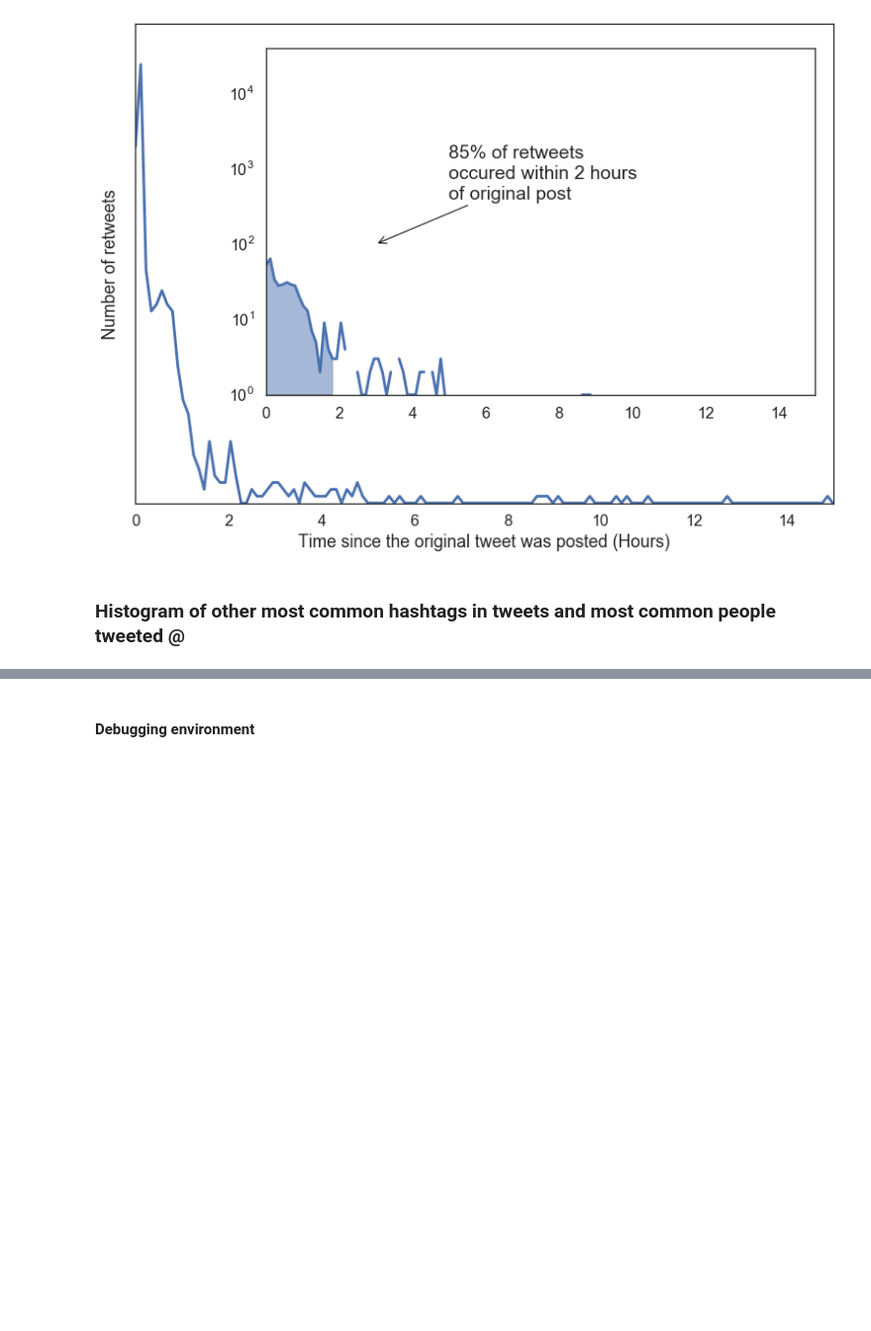
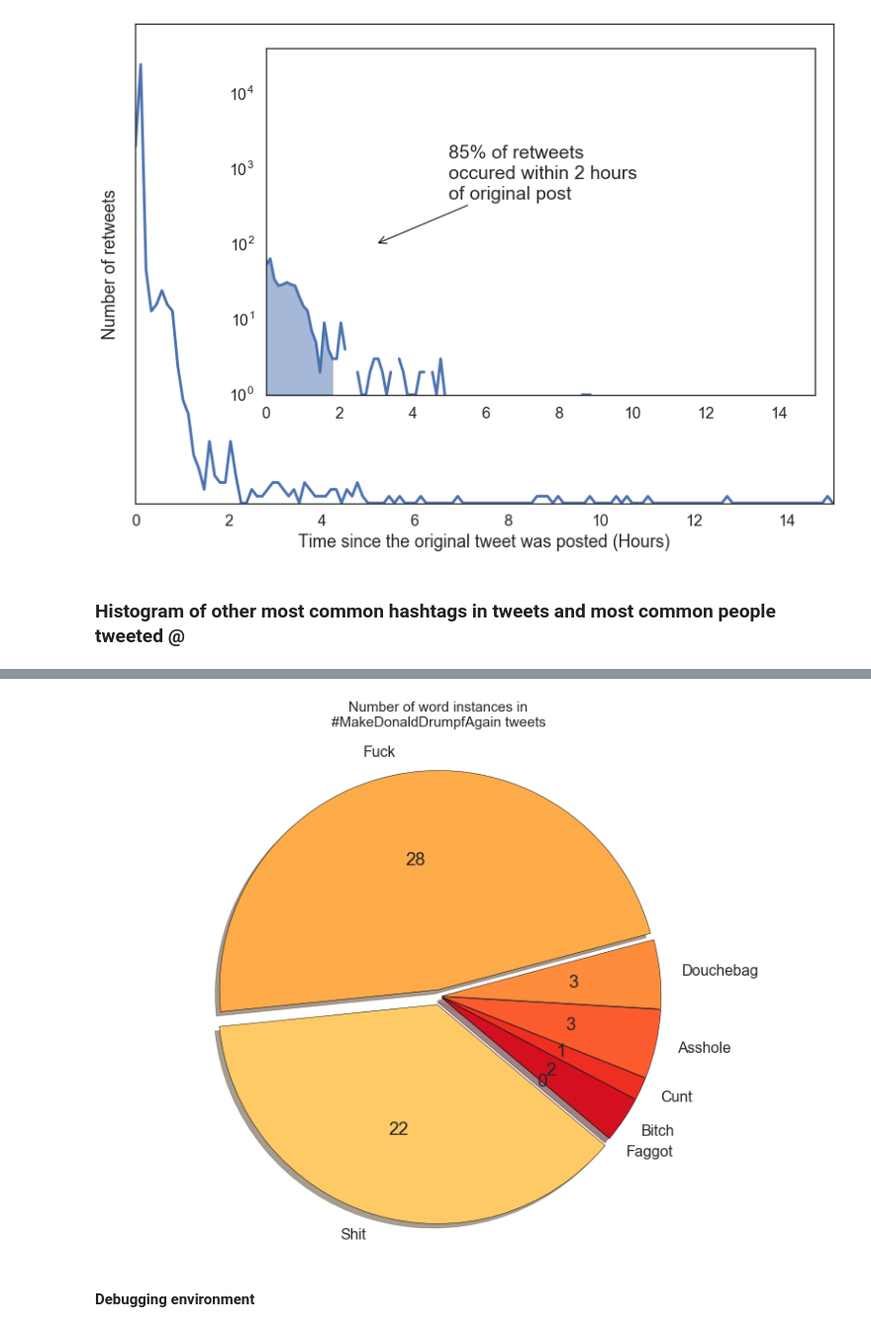
Before and after one commit to agalea91/Donald_Trump_tweet_study_-makedonalddrumpfagain, a Jupyter notebook: drumpf_notebook.ipynb, the cells around one changed output, grey strips where cells are left out. Shown at 99% size. Cells and saved outputs as stored; diff of their text form; code cells hidden in the pictures; blank space fills up the shorter version.

```diff
--- a/drumpf_notebook.ipynb
+++ b/drumpf_notebook.ipynb
@@ -1709,3 +1806,33 @@ AttributeError: 'dict' object has no attribute 'unpack'
+# %%
+import random
+
+# The slices will be ordered and plotted counter-clockwise.
+labels = ['Faggot', 'Bitch', 'Cunt', 'Asshole',
+          'Douchebag', 'Fuck', 'Shit']#, 'Motherfucker']
+sizes = [profanity_details[key] for key in labels]
+# l, s = [], []
+# for a, b in enumerate(zip(labels, sizes)):
+#     if b[0] != 'Profanity':
+#         l.append(b[0]); s.append(b[1])
+# labels, sizes = l, s
+
+explode = (0.01, 0.01, 0.01, 0.01, 0.01, 0.03, 0.04)
+colors = sns.color_palette("YlOrRd", 9)
+
+def make_autopct(values):
+    def my_autopct(pct):
+        total = sum(values)
+        val = int(round(pct*total/100.0))
+        return '{v:d}'.format(p=pct,v=val)
+    return my_autopct
+
+plt.title('Number of word instances in\n#MakeDonaldDrumpfAgain tweets', y=1.07, fontsize=15)
+plt.pie(sizes, explode=explode, labels=labels, colors=colors[::-1],#[colors[i] for i in (3, 2, 2, 3, 4, 5, 6, 7)],
+        autopct=make_autopct(sizes), shadow=True, startangle=320) #'%1.1f%%'
+plt.axis('equal');
+plt.savefig('figures/tweet_word_count_profane.png', bbox_inches='tight', dpi=144)
+# %% [output]
+[figure, added]
 # %% [markdown]
 #### Debugging environment
 # %%
```
Also changed, not shown: parts of 15 cells of this notebook.
